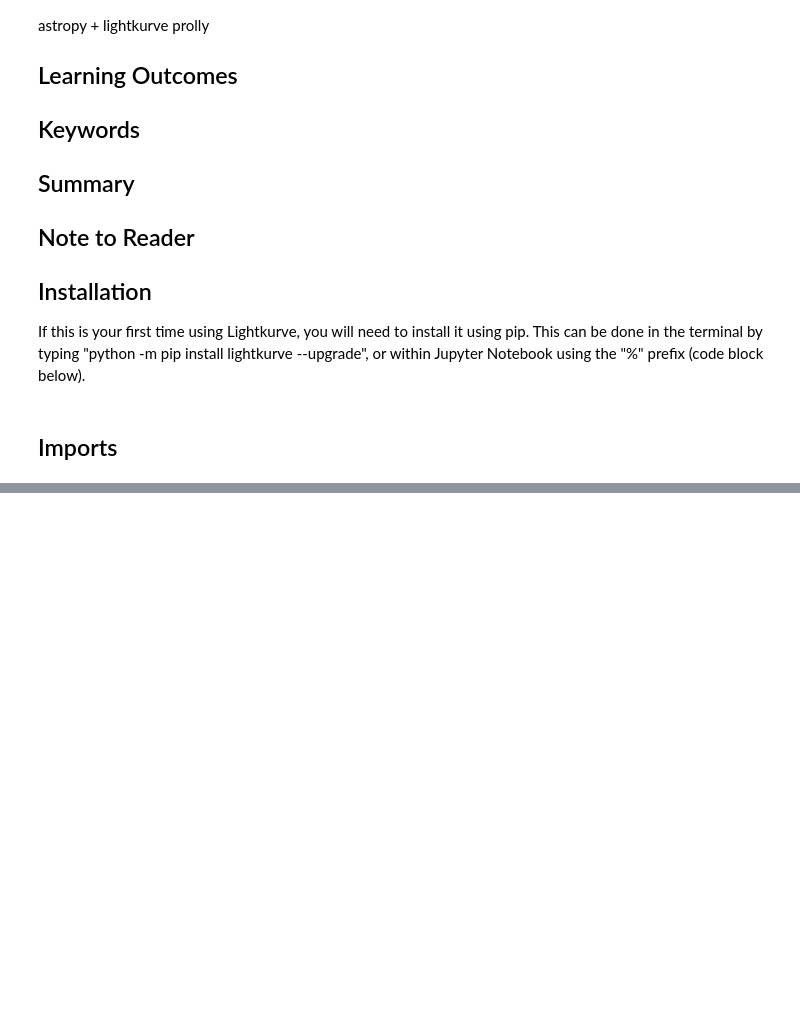
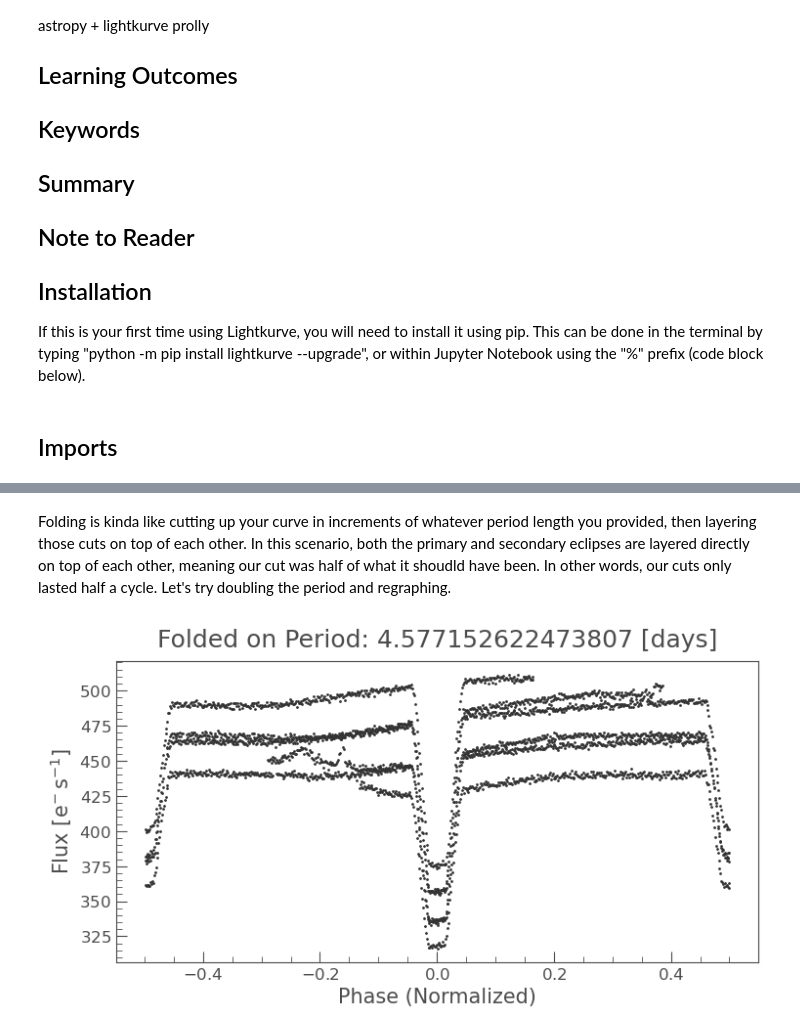
Before and after one commit to aidanniklaus/Summer-Research-2026, a Jupyter notebook: BLS Flattening on Eclipsing Binaries/BLS_TESS_Stars.ipynb, the cells around one changed output, grey strips where cells are left out. Cells and saved outputs as stored; diff of their text form; code cells hidden in the pictures; blank space fills up the shorter version.

```diff
--- a/BLS Flattening on Eclipsing Binaries/BLS_TESS_Stars.ipynb
+++ b/BLS Flattening on Eclipsing Binaries/BLS_TESS_Stars.ipynb
@@ -233,0 +184,11 @@ BLS_flattened_lc.plot(title=f"{target} Flattened with BLS", label=f"Sector {sect
+# %% [markdown]
+Folding is kinda like cutting up your curve in increments of whatever period length you provided, then layering those cuts on top of each other. In this scenario, both the primary and secondary eclipses are layered directly on top of each other, meaning our cut was half of what it shoudld have been. In other words, our cuts only lasted half a cycle. Let's try doubling the period and regraphing.
+# %%
+# Multiplying the existing period by 2 and storing it
+true_period = primary_period * 2
+
+# Refolding lightcurve with new period
+folded_lc = lc.fold(period=true_period, epoch_time=primary_t0, normalize_phase=True)
+folded_lc.scatter(title=f"Folded on Period: {true_period} [days]");
+# %% [output]
+[figure, added]
```
Also changed, not shown: parts of 55 cells of this notebook.
